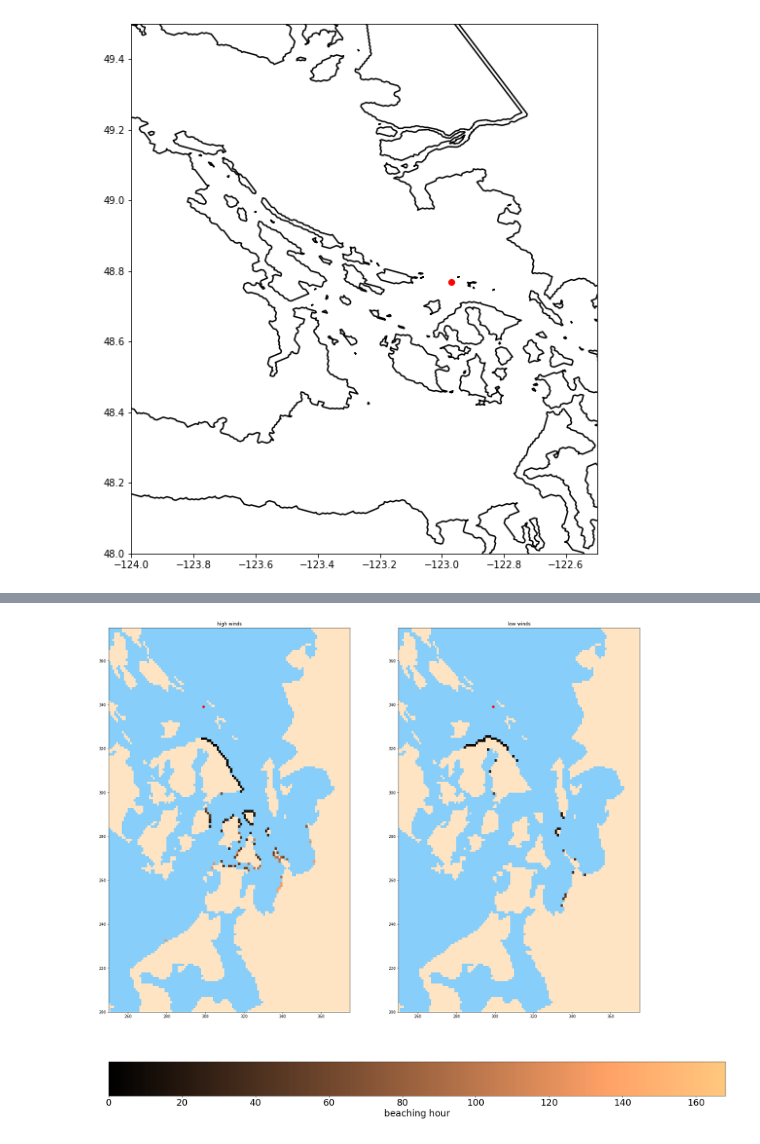
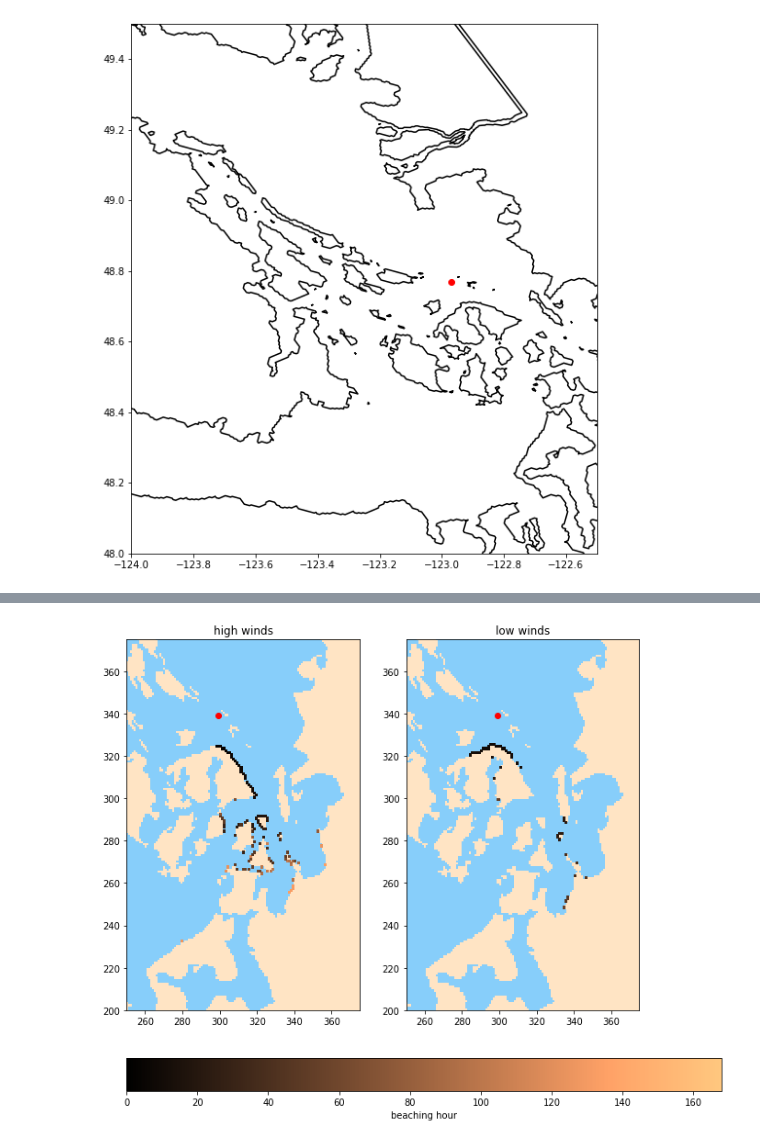
Before and after one commit to SalishSeaCast/analysis-vicky, a Jupyter notebook: notebooks/DiffWindsSameStrat-BP.ipynb, the cells around one changed output, grey strips where cells are left out. Drawn from its saved outputs; the diff is of its cells as text; code cells hidden in the pictures.

```diff
--- a/notebooks/DiffWindsSameStrat-BP.ipynb
+++ b/notebooks/DiffWindsSameStrat-BP.ipynb
@@ -190,5 +245,5 @@ cbar.set_label('beaching hour', fontsize = 24);
 # %%
-fig, ax = plt.subplots(1,3, figsize = (20,20))
+fig, ax = plt.subplots(1,3, figsize = (15,10))
 
 for a in ax:
     a.pcolormesh(bathy.mask[1:-1, 1:-1], cmap = cmap2)
@@ -232,0 +289,19 @@ for a in ax:
+# %%
+for t in np.arange(1, 168, 12):
+    fig, ax = plt.subplots(1,2, figsize = (10,10))
+    for a in ax:
+        a.pcolormesh(bathy.mask[1:-1, 1:-1], cmap = cmap2)
+    ax[0].set_title("high winds, t = " + str(t))
+    ax[1].set_title("low winds")
+    ax[0].pcolormesh(np.ma.masked_equal(high150['Thickness_2D'][t, :,:], 0), vmin = 0, vmax = 50, cmap = 'inferno')
+    mesh = ax[1].pcolormesh(np.ma.masked_equal(low150['Thickness_2D'][t, :,:], 0), vmin = 0, vmax = 50, cmap = 'inferno')
+    for a in ax:
+        a.plot(299,339, 'ro')
+        viz_tools.set_aspect(a)
+        a.set_xlim(250,375)
+        a.set_ylim(200, 375)
+    p0 = ax[0].get_position().get_points().flatten()
+    p1 = ax[1].get_position().get_points().flatten()
+
+    ax_cbar = fig.add_axes([p0[0], 0.05, p1[2], 0.05])
+    cbar = plt.colorbar(mesh, cax=ax_cbar, orientation='horizontal')
@@ -232,0 +323,18 @@ for a in ax:
+# %%
+fig, ax = plt.subplots(1,2, figsize = (10,10))
+ax[0].set_title("high winds, sum over time ")
+ax[1].set_title("low winds")
+ax[0].pcolormesh(np.ma.masked_equal(np.sum(high150['OilConcentration_3D'][ :,:], axis=(0,2)), 0),
+                 vmin = 0, vmax = 100, cmap = 'GnBu')
+mesh = ax[1].pcolormesh(np.ma.masked_equal(np.sum(low150['OilConcentration_3D'][ :,:], axis=(0,2)), 0),
+                        vmin = 0, vmax = 100, cmap = 'GnBu')
+for a in ax:
+    a.plot(299,40, 'ro')
+    #viz_tools.set_aspect(a)
+    #a.set_xlim(150,375)
+    a.set_ylim(25, 40)
+p0 = ax[0].get_position().get_points().flatten()
+p1 = ax[1].get_position().get_points().flatten()
+
+ax_cbar = fig.add_axes([p0[0], 0.05, p1[2], 0.05])
+cbar = plt.colorbar(mesh, cax=ax_cbar, orientation='horizontal')
@@ -266,26 +376,25 @@ f1lessthanseven[(f1lessthanseven > 168) | (f1lessthanseven == 0)] = 0
 
 problessthanseven = (f0lessthanseven+f1lessthanseven)/2
 # %%
-fig, ax = plt.subplots(1,2, figsize = (25,25))
+fig, ax = plt.subplots(1,2, figsize = (10,10))
 for a in ax:
     a.pcolormesh(bathy.mask[1:-1, 1:-1], cmap = cmap2)
 ax[0].set_title("high winds")
 ax[1].set_title("low winds")
 ax[0].pcolormesh(np.ma.masked_equal(high150['Beaching_Time'][:,:], 0), vmin = 0, vmax = 168, cmap = 'copper')
 mesh = ax[1].pcolormesh(np.ma.masked_equal(low150['Beaching_Time'][:,:], 0), vmin = 0, vmax = 168, cmap = 'copper')
 for a in ax:
     a.plot(299,339, 'ro')
     viz_tools.set_aspect(a)
     a.set_xlim(250,375)
     a.set_ylim(200, 375)
 
 p0 = ax[0].get_position().get_points().flatten()
 p1 = ax[1].get_position().get_points().flatten()
 
 ax_cbar = fig.add_axes([p0[0], 0.1, p1[2], 0.05])
 cbar = plt.colorbar(mesh, cax=ax_cbar, orientation='horizontal')
-cbar.ax.tick_params(labelsize=24)
-cbar.set_label('beaching hour', fontsize = 24);
+cbar.set_label('beaching hour');
 # %% [output]
-[figure, old version]
+[figure, new version]
 # %%
```
Also changed, not shown: parts of 10 cells of this notebook, 4 other files.
